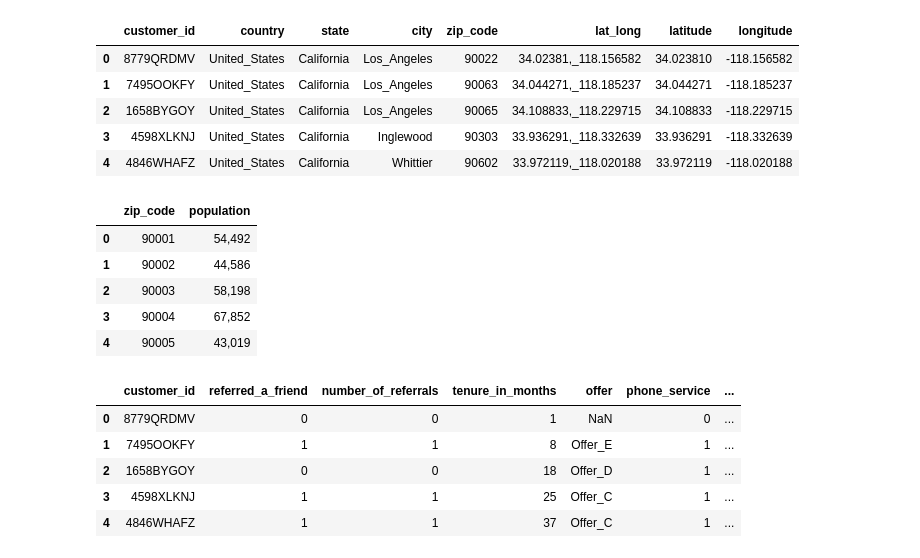
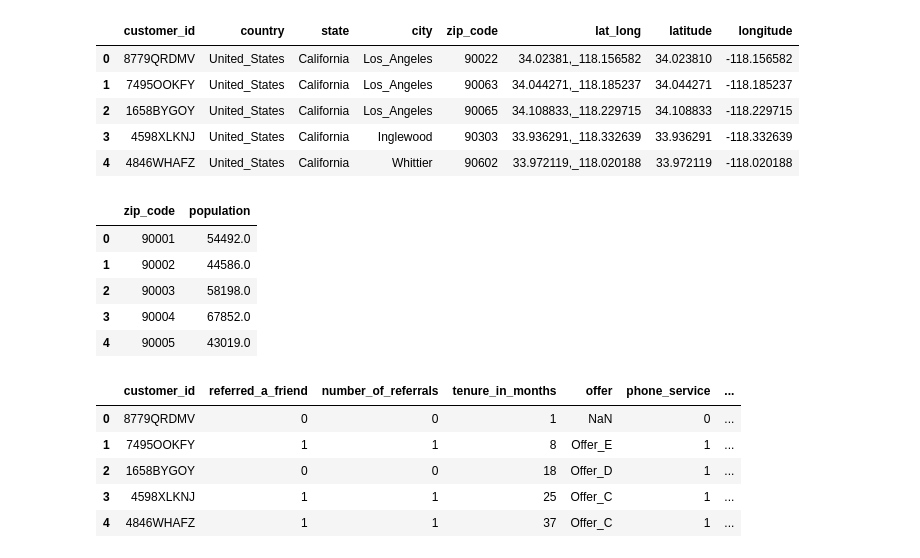
Before and after one commit to MahendraC17/Causal-AI---Customer-Churn, a Jupyter notebook: data_clean_transform.ipynb, the cells around one changed output. Saved outputs shown, nothing was run; the diff lists cells and outputs as text; code cells hidden in the pictures.

```diff
--- a/data_clean_transform.ipynb
+++ b/data_clean_transform.ipynb
@@ -157,14 +157,15 @@ df_loc.head()
 | 4 | 4846WHAFZ | United_States | California | Whittier | 90602 | 33.972119,_118.020188 | 33.972119 | -118.020188 |
 # %%
 df_pop.drop(['id'], axis = 1, inplace=True)
+df_pop['population'] = df_pop['population'].str.replace(',','').astype(float)
 df_pop.head()
 # %% [output]
 |  | zip_code | population |
-| 0 | 90001 | 54,492 |
-| 1 | 90002 | 44,586 |
-| 2 | 90003 | 58,198 |
-| 3 | 90004 | 67,852 |
-| 4 | 90005 | 43,019 |
+| 0 | 90001 | 54492.0 |
+| 1 | 90002 | 44586.0 |
+| 2 | 90003 | 58198.0 |
+| 3 | 90004 | 67852.0 |
+| 4 | 90005 | 43019.0 |
 # %%
 df_ser.replace({None: np.nan, '': np.nan}, inplace=True)
 df_ser.drop(['count', 'quarter'], axis=1, inplace=True)
```
